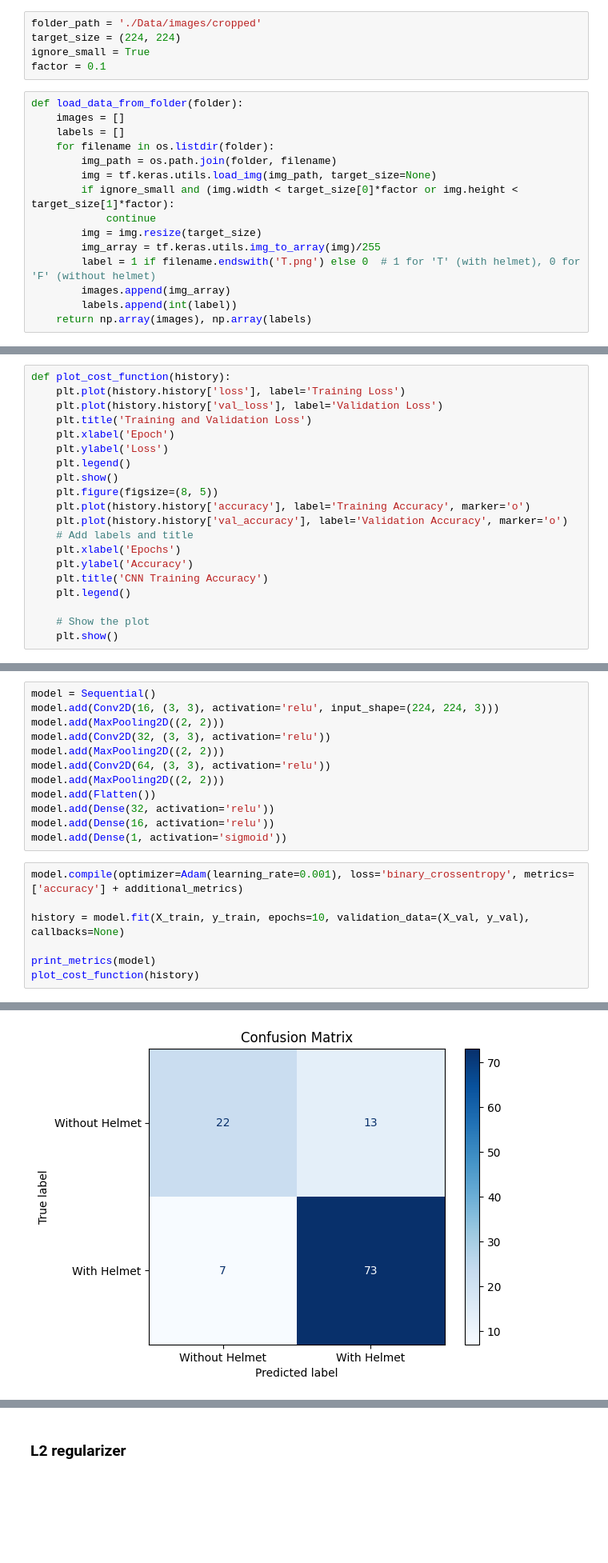
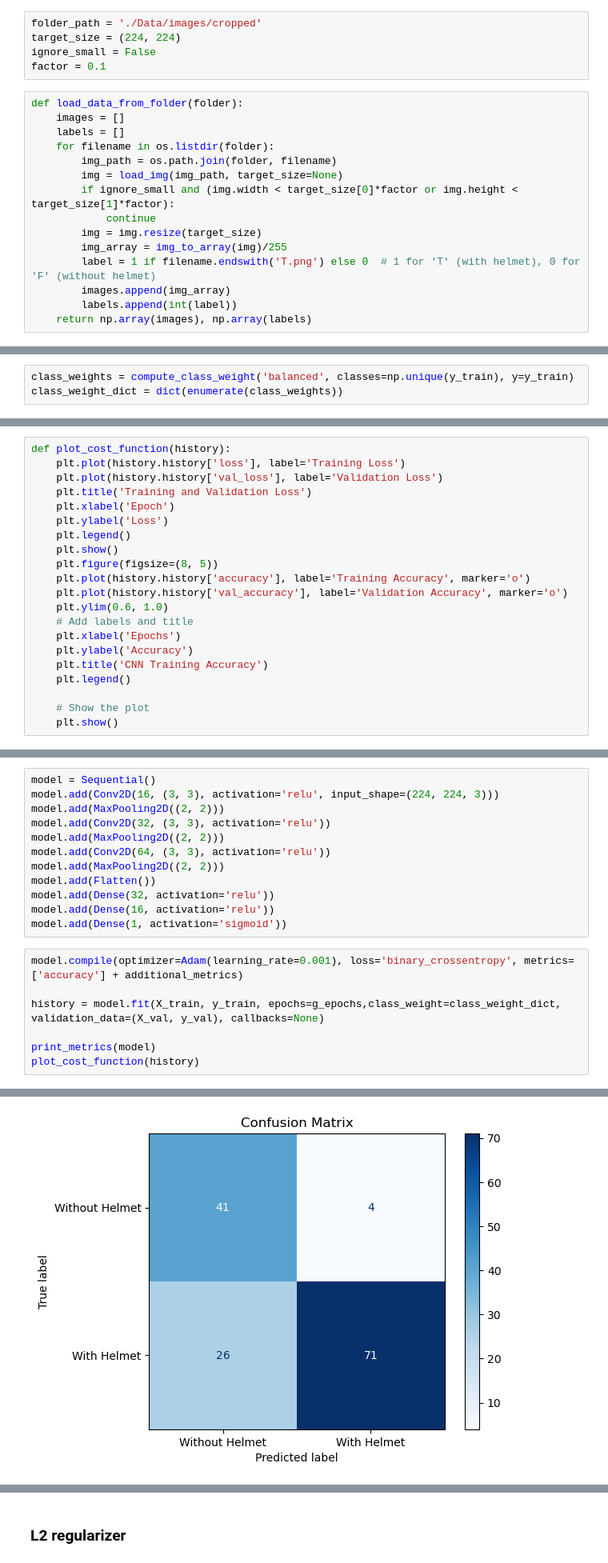
Before and after one commit to AW1100/ECE9063_GroupProject, a Jupyter notebook: ECE9063_Project.ipynb, the cells around one changed output, grey strips where cells are left out. Shown at 80% size. Cells and saved outputs as stored; diff of their text form; blank space fills up the shorter version.

```diff
--- a/ECE9063_Project.ipynb
+++ b/ECE9063_Project.ipynb
@@ -37,7 +51,7 @@ WARNING:tensorflow:From C:\Users\WHR\AppData\Local\Programs\Python\Python311\Lib
 # %%
 folder_path = './Data/images/cropped'
 target_size = (224, 224)
-ignore_small = True
+ignore_small = False
 factor = 0.1
 # %%
 def load_data_from_folder(folder):
@@ -45,11 +59,11 @@ def load_data_from_folder(folder):
     labels = []
     for filename in os.listdir(folder):
         img_path = os.path.join(folder, filename)
-        img = tf.keras.utils.load_img(img_path, target_size=None)
+        img = load_img(img_path, target_size=None)
         if ignore_small and (img.width < target_size[0]*factor or img.height < target_size[1]*factor):
             continue
         img = img.resize(target_size)
-        img_array = tf.keras.utils.img_to_array(img)/255
+        img_array = img_to_array(img)/255
         label = 1 if filename.endswith('T.png') else 0  # 1 for 'T' (with helmet), 0 for 'F' (without helmet)
         images.append(img_array)
         labels.append(int(label))
@@ -60,3 +74,6 @@ images, labels = load_data_from_folder(folder_path)
 X_train, X_test, y_train, y_test = train_test_split(
     images, labels, test_size=0.2, random_state=42
 )
+# %%
+class_weights = compute_class_weight('balanced', classes=np.unique(y_train), y=y_train)
+class_weight_dict = dict(enumerate(class_weights))
@@ -89,6 +112,7 @@ def plot_cost_function(history):
     plt.figure(figsize=(8, 5))
     plt.plot(history.history['accuracy'], label='Training Accuracy', marker='o')
     plt.plot(history.history['val_accuracy'], label='Validation Accuracy', marker='o')
+    plt.ylim(0.6, 1.0)
     # Add labels and title
     plt.xlabel('Epochs')
     plt.ylabel('Accuracy')
@@ -142,7 +206,7 @@ model.add(Dense(1, activation='sigmoid'))
 # %%
 model.compile(optimizer=Adam(learning_rate=0.001), loss='binary_crossentropy', metrics=['accuracy'] + additional_metrics)
 
-history = model.fit(X_train, y_train, epochs=10, validation_data=(X_val, y_val), callbacks=None)
+history = model.fit(X_train, y_train, epochs=g_epochs,class_weight=class_weight_dict, validation_data=(X_val, y_val), callbacks=None)
 
 print_metrics(model)
 plot_cost_function(history)
@@ -167 +231 @@ Test Accuracy: 82.61%
-[figure, old version]
+[figure, new version]
```
Also changed, not shown: parts of 47 cells of this notebook, 1 other file.
